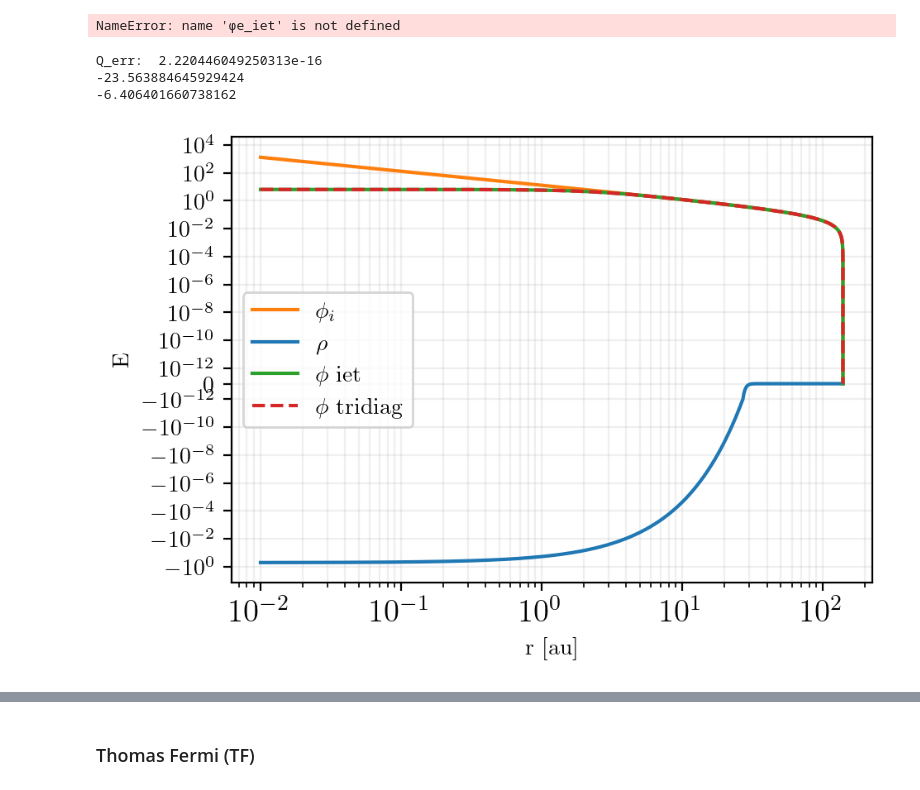
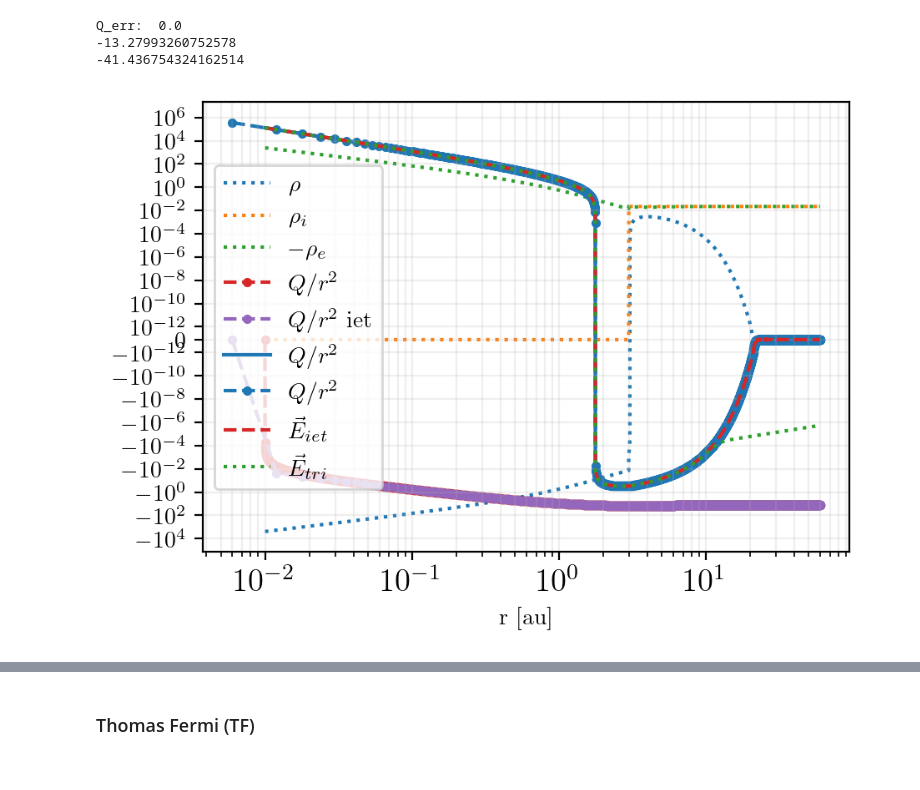
Before and after one commit to ZachAJohnson/OFAA, a Jupyter notebook: jupyter/TF_NPA-2T_testing.ipynb, the cells around one changed output, grey strips where cells are left out. Drawn from its saved outputs; the diff is of its cells as text; code cells hidden in the pictures.

```diff
--- a/jupyter/TF_NPA-2T_testing.ipynb
+++ b/jupyter/TF_NPA-2T_testing.ipynb
@@ -44,10 +45,9 @@ Error:  name 'physics' is not defined
 # Aluminuma
 name='Al'
 Z, A = 13, 27
-Z, A = 13, 27
 
 ρ_solid = 2.699 #g/cc, the solid density of aluminum
-ρ = 0.01*ρ_solid#8.1 # g/cc
+ρ = ρ_solid#8.1 # g/cc
 ni_cc = ρ/(A*amu_to_AU*AU_to_g)
 ni_AU = ni_cc*invcc_to_AU
 rs = rs_from_n(ni_AU)
@@ -75,19 +75,19 @@ Ti_AU = Ti_eV*eV_to_AU
 
 
 ####
-R = 10*rs
+R = 20*rs
 rmin = rs/1000
 ignore_vxc = True
-fixed_Zstar = True
+fixed_Zstar = False
 
-# aa_kwargs = {'initialize':True, 'gradient_correction':None, 'μ_init' : 0.158, 'Zstar_init' : 'More', 'rmin': rmin,'Npoints':300,
-#              'name':name, 'ignore_vxc':ignore_vxc, 'fixed_Zstar':fixed_Zstar, 'iet_R_over_rs':R/rs, 'iet_N_bins':5000, 'use_full_ne_for_nf':False,
-#             'gii_init_type': 'step'}
-npa_kwargs = {'initialize':True, 'gradient_correction':None,'μ_init' : 0.158, 'Zstar_init' : 'More', 'rmin':1e-2 ,'Npoints':10000,
+aa_kwargs = {'initialize':True, 'gradient_correction':None, 'μ_init' : 0.158, 'Zstar_init' : 'More', 'rmin': rmin,'Npoints':300,
+             'name':name, 'ignore_vxc':ignore_vxc, 'fixed_Zstar':fixed_Zstar, 'iet_R_over_rs':R/rs, 'iet_N_bins':5000, 'use_full_ne_for_nf':False,
+            'gii_init_type': 'step'}
+npa_kwargs = {'initialize':True, 'gradient_correction':None,'μ_init' : 0.158, 'Zstar_init' : 'More', 'rmin':1e-2 ,'Npoints':5000,
               'name':name,'ignore_vxc':ignore_vxc, 'fixed_Zstar':fixed_Zstar, 'iet_R_over_rs':R/rs, 'iet_N_bins':10000, 'use_full_ne_for_nf':False,
-             'gii_init_type': 'step', 'grid_spacing':'linear'}
+             'gii_init_type': 'step', 'grid_spacing':'geometric'}
 
-# aa = NPA(Z, A, Ti_AU, Te_AU, rs, rs, **aa_kwargs)
+aa = NPA(Z, A, Ti_AU, Te_AU, rs, rs, **aa_kwargs)
 npa = NPA(Z, A, Ti_AU, Te_AU, rs, R, **npa_kwargs)
 # npa_2 = NPA(Z, A, Ti_AU, Te_AU, rs, R, **npa_kwargs)
 # %% [output]
@@ -127,13 +129,13 @@ ax.set_xscale('log')
-# %%
-np.mean((φe_iet/φe_tri)[:-1]), np.std((φe_iet/φe_tri)[:-1]), 1/4/np.pi
-# %% [output]
-NameError: name 'φe_iet' is not defined
 # %%
 from scipy.interpolate import interp1d
-# ρ = npa.ρi - npa.ne
+ρ = npa.ρi - npa.ne
 # ρ = interp1d(npa.grid.xs, ρ, bounds_error=False, fill_value='extrapolate')(npa.iet.r_array*npa.rs)# ρ = -np.exp(-npa.grid.xs**2/(2*1**2))*npa.grid.xs**5
-ρ = -np.exp(-npa.grid.xs/1)
-ρ *= np.abs(Z/npa.grid.integrate_f(ρ))
+# ρ = -np.exp(-npa.grid.xs/1)
+ρ *= np.abs(Z/npa.grid.integrate_f(ρ))#*(1+1e-6)
+
+ρ_iet = interp1d(npa.grid.xs, ρ, kind='cubic', bounds_error=False, fill_value='extrapolate')(npa.iet.r_array*rs)
+ρ_iet *= np.abs(Z/np.sum( (4*π*npa.iet.r_array**2*rs**3*npa.iet.del_r*ρ_iet)))
+
 # ρ = npa.ρ0_r_iet
 
 print("Q_err: ", -Z/npa.grid.integrate_f(ρ)-1)
@@ -151,43 +153,53 @@ print(np.min(npa.φe))
 fig, ax = plt.subplots()
 
 
 # ax.plot(npa.grid.xs, ρ)
 # ax.plot(npa.grid.xs, npa.ρ0_r_iet/npa.grid.xs)
 # ax.plot(npa.iet.r_array*rs, npa.iet.ρ_r - npa.iet.ρ0_r)
-E_from_Q = (npa.get_Q_profile(ρ) + Z)/npa.grid.xs**2
-# ax.plot(npa.grid.xs, E_from_Q, '-',color=color_cycle[0], label=r'$Q/r^2$' ,zorder=10)
+Qs = npa.get_Q_profile(ρ)
+Qs_iet = np.array([np.sum( (4*π*npa.iet.r_array**2*rs**3*npa.iet.del_r*ρ_iet)[:i] ) for i in range(len(npa.iet.r_array))  ])
+E_from_Q = (Qs + Z)/npa.grid.xs**2
+E_from_Q_iet = (  Qs_iet + Z)/npa.iet.r_array**2/rs**2
+
+ax.plot(npa.grid.xs, ρ, ':', label=r'$\rho$' ,zorder=1)
+ax.plot(npa.grid.xs, npa.ρi, ':', label=r'$\rho_i$' ,zorder=1)
+ax.plot(npa.grid.xs, npa.ne, ':', label=r'$-\rho_e$' ,zorder=1)
+
+ax.plot(npa.grid.xs, Qs, '--.', label=r'$Q/r^2$' ,zorder=1)
+ax.plot(npa.iet.r_array*rs, Qs_iet, '--.', label=r'$Q/r^2$ iet' ,zorder=1)
+ax.plot(npa.grid.xs, E_from_Q, '-',color=color_cycle[0], label=r'$Q/r^2$' ,zorder=1)
+ax.plot(npa.iet.r_array*rs, E_from_Q_iet, '--.',color=color_cycle[0], label=r'$Q/r^2$' ,zorder=1)
 # ax.plot(npa.grid.xs, npa.grid.integrate_f(E_from_Q) - npa.get_Q_profile(E_from_Q), '-',color=color_cycle[0], label=r'$Q/r^2$' ,zorder=1)
 # ax.plot(npa.grid.xs, -npa.grid.dfdx(npa.φe0_iet + npa.φion), '--',color=color_cycle[3], label=r'$\vec{E_0}_{tri}$',zorder=2)
 # ax.plot(npa.grid.xs, -npa.grid.dfdx(φe_iet-npa.φe0_iet), ':',color=color_cycle[3], label=r'$\delta\vec{E}_{iet}$',zorder=2)
-# ax.plot(npa.grid.xs, -npa.grid.dfdx(φe_iet + npa.φion), '-',color=color_cycle[3], label=r'$\vec{E}_{iet}$',zorder=2)
-# ax.plot(npa.grid.xs, -npa.grid.dfdx(φe_tri + npa.φion), '-',color=color_cycle[2], label=r'$\vec{E}_{tri}$',zorder=1)
+ax.plot(npa.grid.xs, -npa.grid.dfdx(φe_iet + npa.φion), '--',color=color_cycle[3], label=r'$\vec{E}_{iet}$',zorder=10)
+ax.plot(npa.grid.xs, -npa.grid.dfdx(φe_tri + npa.φion), ':',color=color_cycle[2], label=r'$\vec{E}_{tri}$',zorder=20)
 
 # ax.plot(npa.grid.xs, -φe_iet,'-', color=color_cycle[5] ,label=r'$\phi$ iet')
 # ax.plot(npa.grid.xs, npa.φion,':', color=color_cycle[6] ,label=r'$\phi$ iet')
 
 # ax.plot(npa.grid.xs, -npa.grid.dfdx(-φe_iet),'--', color=color_cycle[4] ,label=r'$E_e$ iet')
 # ax.plot(npa.grid.xs, -npa.grid.dfdx(-φe_tri),'--', color=color_cycle[5] ,label=r'$E_e$ tri')
 # ax.plot(npa.grid.xs, -npa.grid.dfdx(npa.φion),':', color=color_cycle[6] ,label=r'$E_i$')
 
-ax.plot(npa.grid.xs, npa.φion,'-', color=color_cycle[1] ,label=r'$\phi_i$')
-ax.plot(npa.grid.xs, ρ,'-', color=color_cycle[0] ,label=r'$\rho$')
-ax.plot(npa.grid.xs, -φe_iet + 0*npa.φion,'-', color=color_cycle[2] ,label=r'$\phi$ iet')
+# ax.plot(npa.grid.xs, npa.φion,'-', color=color_cycle[1] ,label=r'$\phi_i$')
+# ax.plot(npa.grid.xs, φe_iet + npa.φion,'-', color=color_cycle[2] ,label=r'$\phi$ iet')
 # ax.plot(npa.grid.xs, npa.φe0_iet-npa.φe0_iet[-1] + npa.φion,':', color=color_cycle[2] ,label=r'$\phi_0$ iet')
 # ax.plot(npa.iet.r_array*rs, npa.iet.δφe_r,'--', color=color_cycle[2] ,label=r'$\delta \phi$ iet')
-ax.plot(npa.grid.xs, -φe_tri + 0*npa.φion,'--', color=color_cycle[3], label=r'$\phi$ tridiag')
+# ax.plot(npa.grid.xs, φe_tri + npa.φion,'--', color=color_cycle[3], label=r'$\phi$ tridiag')
 # ax.plot(npa.grid.xs, φe_tri - φe_iet,':', color='k', label=r'$\phi Error$ ')
 
 
-ax.set_ylabel('E')
+# ax.set_ylabel('E')
 ax.set_xlabel('r [au]')
 ax.set_yscale('symlog', linthresh=1e-12)
 ax.set_xscale('log')
 # ax.set_xlim(0.07,0.12)
 ax.legend()
 ax.grid(which='both', alpha=0.2)
 # ax.set_ylim(-1, None)
 # %% [output]
-Q_err:  2.220446049250313e-16
--23.563884645929424
--6.406401660738162
+Q_err:  0.0
+-13.27993260752578
+-41.436754324162514
-[figure, old version]
+[figure, new version]
```
Also changed, not shown: parts of 9 cells of this notebook, 9 other files.
